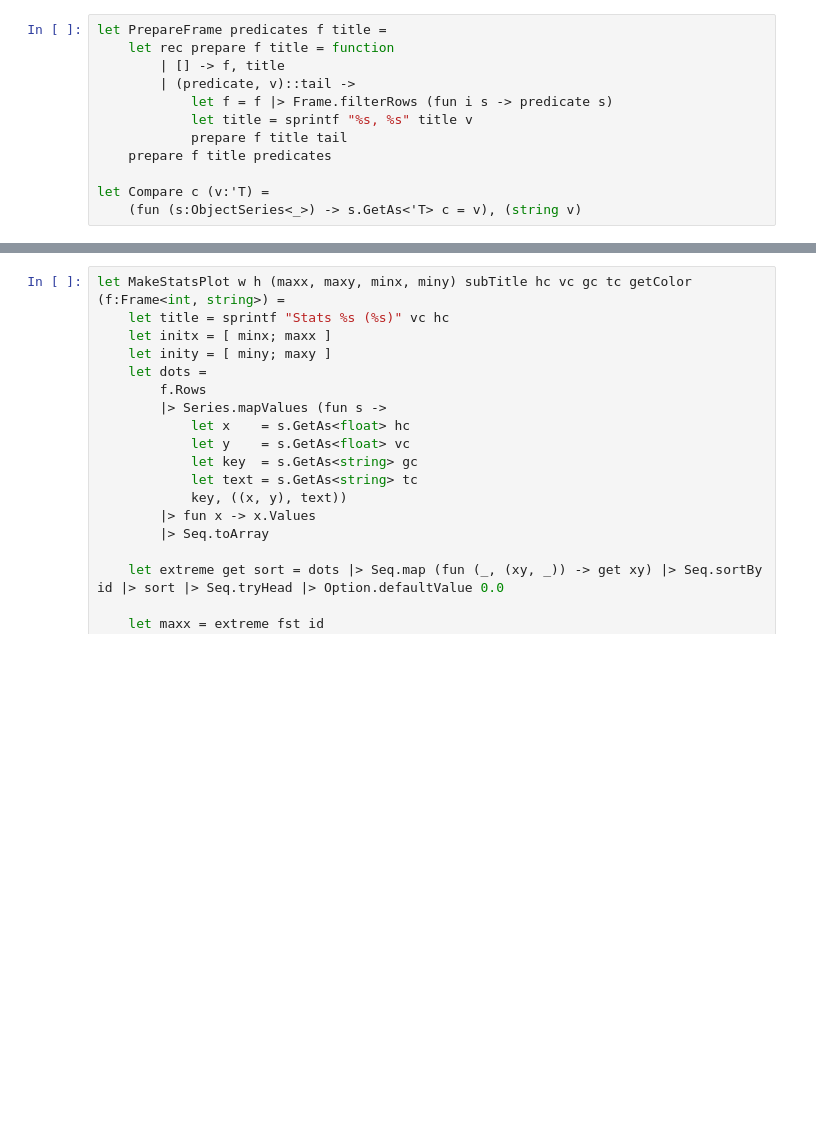
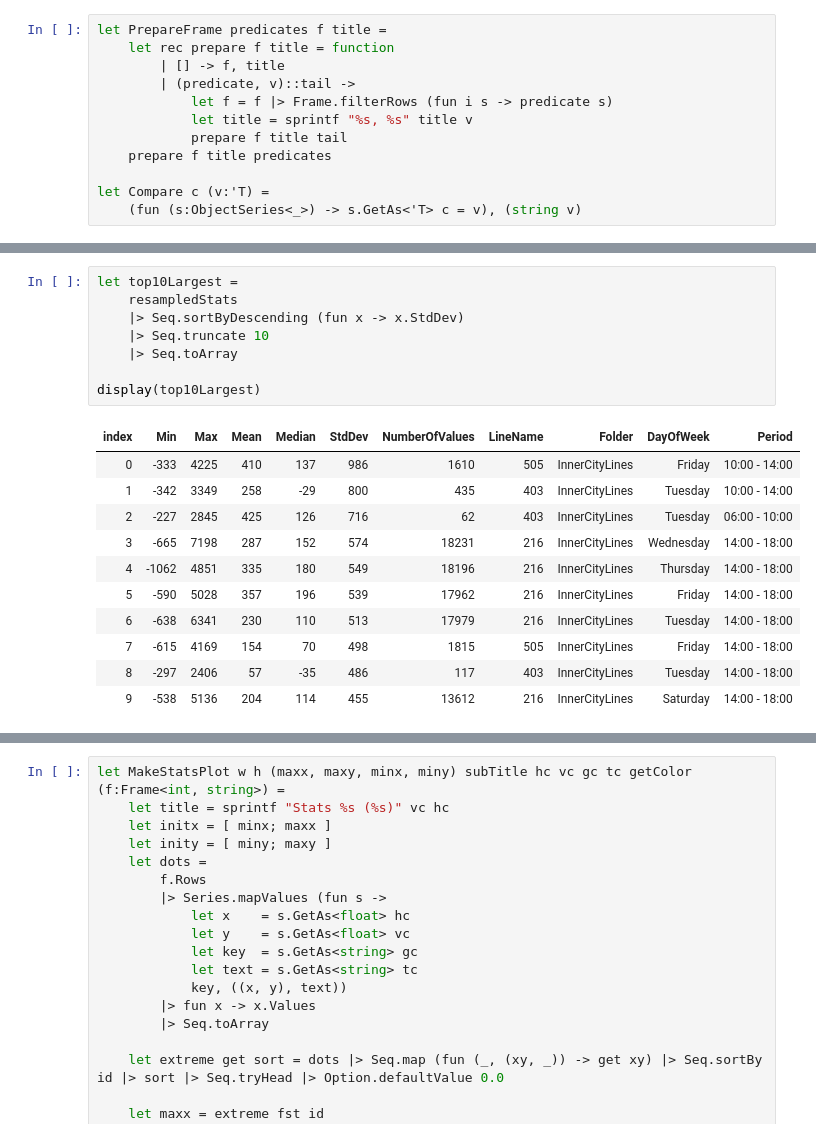
Before and after one commit to Smartrak/public-notebooks, a Jupyter notebook: Fs Actual Arrival Analysis.ipynb, the cells around one changed output, grey strips where cells are left out. Saved outputs shown, nothing was run; the diff lists cells and outputs as text; blank space fills up the shorter version.

```diff
--- a/Fs Actual Arrival Analysis.ipynb
+++ b/Fs Actual Arrival Analysis.ipynb
@@ -290,0 +344,20 @@ Resampled InnerCityLines/505 in 180 ms
+# %%
+let top10Largest =
+    resampledStats
+    |> Seq.sortByDescending (fun x -> x.StdDev)
+    |> Seq.truncate 10
+    |> Seq.toArray
+
+display(top10Largest)
+# %% [output]
+| index | Min | Max | Mean | Median | StdDev | NumberOfValues | LineName | Folder | DayOfWeek | Period |
+| 0 | -333 | 4225 | 410 | 137 | 986 | 1610 | 505 | InnerCityLines | Friday | 10:00 - 14:00 |
+| 1 | -342 | 3349 | 258 | -29 | 800 | 435 | 403 | InnerCityLines | Tuesday | 10:00 - 14:00 |
+| 2 | -227 | 2845 | 425 | 126 | 716 | 62 | 403 | InnerCityLines | Tuesday | 06:00 - 10:00 |
+| 3 | -665 | 7198 | 287 | 152 | 574 | 18231 | 216 | InnerCityLines | Wednesday | 14:00 - 18:00 |
+| 4 | -1062 | 4851 | 335 | 180 | 549 | 18196 | 216 | InnerCityLines | Thursday | 14:00 - 18:00 |
+| 5 | -590 | 5028 | 357 | 196 | 539 | 17962 | 216 | InnerCityLines | Friday | 14:00 - 18:00 |
+| 6 | -638 | 6341 | 230 | 110 | 513 | 17979 | 216 | InnerCityLines | Tuesday | 14:00 - 18:00 |
+| 7 | -615 | 4169 | 154 | 70 | 498 | 1815 | 505 | InnerCityLines | Friday | 14:00 - 18:00 |
+| 8 | -297 | 2406 | 57 | -35 | 486 | 117 | 403 | InnerCityLines | Tuesday | 14:00 - 18:00 |
+| 9 | -538 | 5136 | 204 | 114 | 455 | 13612 | 216 | InnerCityLines | Saturday | 14:00 - 18:00 |
```
Also changed, not shown: parts of 17 cells of this notebook, 1 other file.
